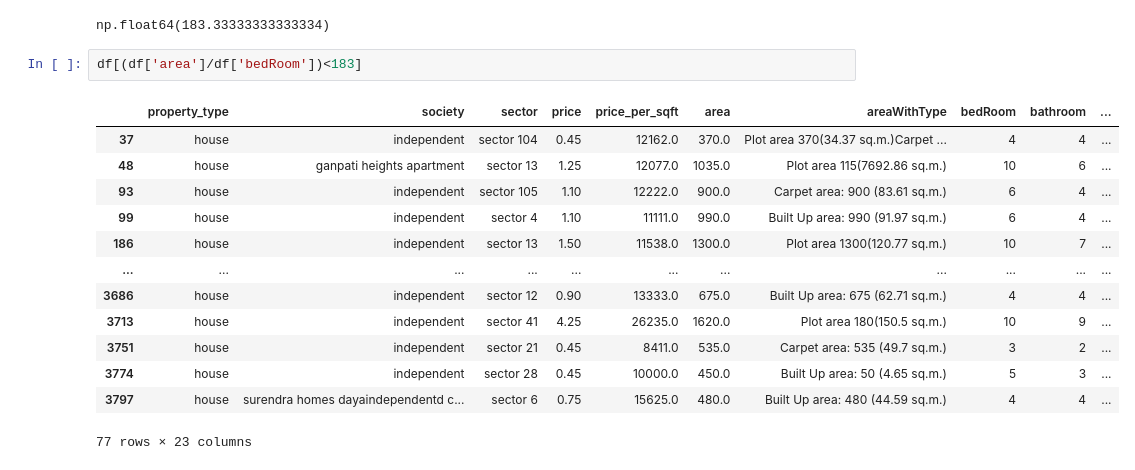
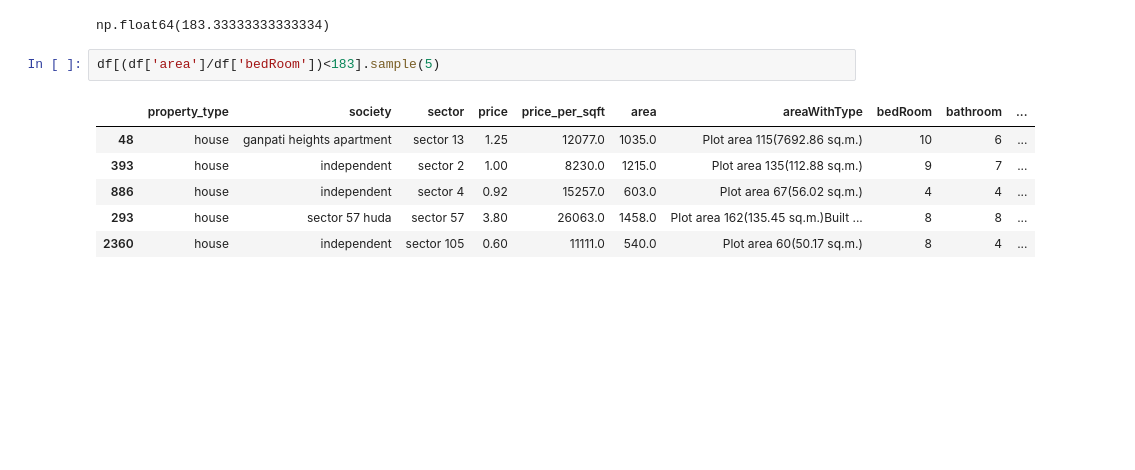
Before and after one commit to Sandeep-Singh1702/real-estate-project, a Jupyter notebook: outlier-treatment.ipynb, the cells around one changed output. Saved outputs shown, nothing was run; the diff lists cells and outputs as text; blank space fills up the shorter version.

```diff
--- a/outlier-treatment.ipynb
+++ b/outlier-treatment.ipynb
@@ -672,18 +672,11 @@ x = df[df['price_per_sqft'] <= 20000]
 # %% [output]
 np.float64(183.33333333333334)
 # %%
-df[(df['area']/df['bedRoom'])<183]
+df[(df['area']/df['bedRoom'])<183].sample(5)
 # %% [output]
 |  | property_type | society | sector | price | price_per_sqft | area | areaWithType | bedRoom | bathroom | ... |
-| 37 | house | independent | sector 104 | 0.45 | 12162.0 | 370.0 | Plot area 370(34.37 sq.m.)Carpet ... | 4 | 4 | ... |
 | 48 | house | ganpati heights apartment | sector 13 | 1.25 | 12077.0 | 1035.0 | Plot area 115(7692.86 sq.m.) | 10 | 6 | ... |
-| 93 | house | independent | sector 105 | 1.10 | 12222.0 | 900.0 | Carpet area: 900 (83.61 sq.m.) | 6 | 4 | ... |
-| 99 | house | independent | sector 4 | 1.10 | 11111.0 | 990.0 | Built Up area: 990 (91.97 sq.m.) | 6 | 4 | ... |
-| 186 | house | independent | sector 13 | 1.50 | 11538.0 | 1300.0 | Plot area 1300(120.77 sq.m.) | 10 | 7 | ... |
-| ... | ... | ... | ... | ... | ... | ... | ... | ... | ... | ... |
-| 3686 | house | independent | sector 12 | 0.90 | 13333.0 | 675.0 | Built Up area: 675 (62.71 sq.m.) | 4 | 4 | ... |
-| 3713 | house | independent | sector 41 | 4.25 | 26235.0 | 1620.0 | Plot area 180(150.5 sq.m.) | 10 | 9 | ... |
-| 3751 | house | independent | sector 21 | 0.45 | 8411.0 | 535.0 | Carpet area: 535 (49.7 sq.m.) | 3 | 2 | ... |
-| 3774 | house | independent | sector 28 | 0.45 | 10000.0 | 450.0 | Built Up area: 50 (4.65 sq.m.) | 5 | 3 | ... |
-| 3797 | house | surendra homes dayaindependentd c... | sector 6 | 0.75 | 15625.0 | 480.0 | Built Up area: 480 (44.59 sq.m.) | 4 | 4 | ... |
+| 393 | house | independent | sector 2 | 1.00 | 8230.0 | 1215.0 | Plot area 135(112.88 sq.m.) | 9 | 7 | ... |
+| 886 | house | independent | sector 4 | 0.92 | 15257.0 | 603.0 | Plot area 67(56.02 sq.m.) | 4 | 4 | ... |
+| 293 | house | sector 57 huda | sector 57 | 3.80 | 26063.0 | 1458.0 | Plot area 162(135.45 sq.m.)Built ... | 8 | 8 | ... |
+| 2360 | house | independent | sector 105 | 0.60 | 11111.0 | 540.0 | Plot area 60(50.17 sq.m.) | 8 | 4 | ... |
-77 rows × 23 columns
```
Also changed, not shown: 4 other files.
